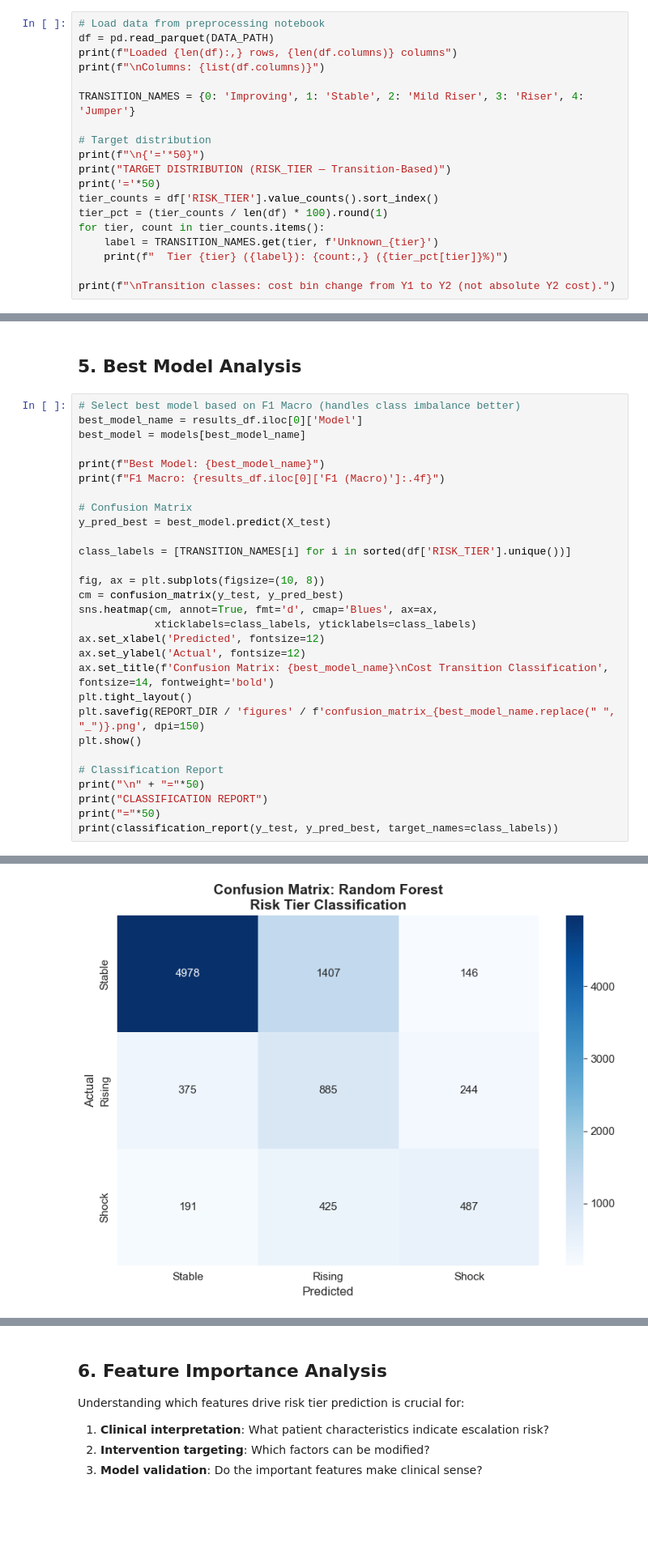
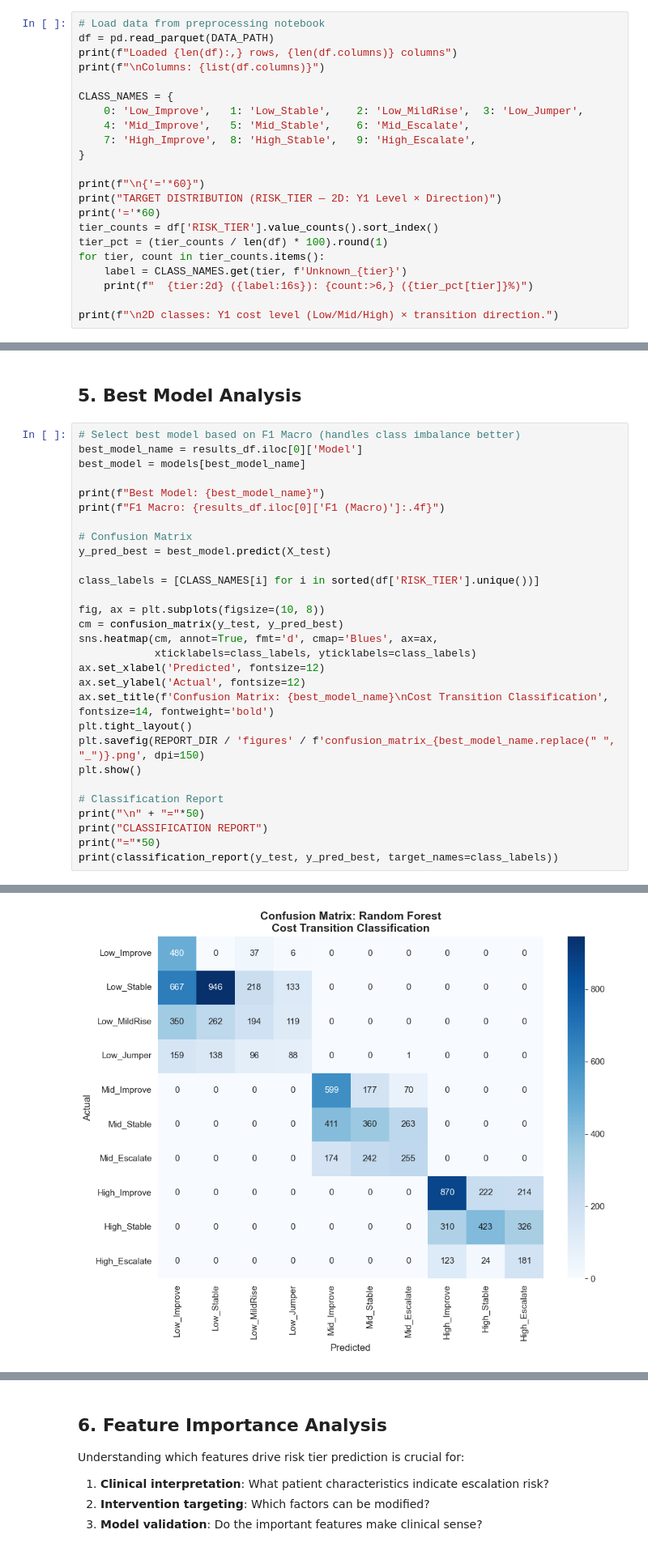
Before and after one commit to Robot0920/meps_healthcare_expenditure_prediction, a Jupyter notebook: notebooks/5.1_modeling_stage1.ipynb, the cells around one changed output, grey strips where cells are left out. Shown at 81% size. Saved outputs shown, nothing was run; the diff lists cells and outputs as text; blank space fills up the shorter version.

```diff
--- a/notebooks/5.1_modeling_stage1.ipynb
+++ b/notebooks/5.1_modeling_stage1.ipynb
@@ -71,17 +76,20 @@ df = pd.read_parquet(DATA_PATH)
 print(f"Loaded {len(df):,} rows, {len(df.columns)} columns")
 print(f"\nColumns: {list(df.columns)}")
 
-TRANSITION_NAMES = {0: 'Improving', 1: 'Stable', 2: 'Mild Riser', 3: 'Riser', 4: 'Jumper'}
+CLASS_NAMES = {
+    0: 'Low_Improve',   1: 'Low_Stable',    2: 'Low_MildRise',  3: 'Low_Jumper',
+    4: 'Mid_Improve',   5: 'Mid_Stable',    6: 'Mid_Escalate',
+    7: 'High_Improve',  8: 'High_Stable',   9: 'High_Escalate',
+}
 
-# Target distribution
-print(f"\n{'='*50}")
-print("TARGET DISTRIBUTION (RISK_TIER — Transition-Based)")
-print('='*50)
+print(f"\n{'='*60}")
+print("TARGET DISTRIBUTION (RISK_TIER — 2D: Y1 Level × Direction)")
+print('='*60)
 tier_counts = df['RISK_TIER'].value_counts().sort_index()
 tier_pct = (tier_counts / len(df) * 100).round(1)
 for tier, count in tier_counts.items():
-    label = TRANSITION_NAMES.get(tier, f'Unknown_{tier}')
-    print(f"  Tier {tier} ({label}): {count:,} ({tier_pct[tier]}%)")
+    label = CLASS_NAMES.get(tier, f'Unknown_{tier}')
+    print(f"  {tier:2d} ({label:16s}): {count:>6,} ({tier_pct[tier]}%)")
 
-print(f"\nTransition classes: cost bin change from Y1 to Y2 (not absolute Y2 cost).")
+print(f"\n2D classes: Y1 cost level (Low/Mid/High) × transition direction.")
 # %% [output]
@@ -427,7 +443,7 @@ print(f"F1 Macro: {results_df.iloc[0]['F1 (Macro)']:.4f}")
 # Confusion Matrix
 y_pred_best = best_model.predict(X_test)
 
-class_labels = [TRANSITION_NAMES[i] for i in sorted(df['RISK_TIER'].unique())]
+class_labels = [CLASS_NAMES[i] for i in sorted(df['RISK_TIER'].unique())]
 
 fig, ax = plt.subplots(figsize=(10, 8))
 cm = confusion_matrix(y_test, y_pred_best)
@@ -451,4 +467,4 @@ F1 Macro: 0.5786
-[figure, old version]
+[figure, new version]
 ==================================================
 CLASSIFICATION REPORT
 ==================================================
```
Also changed, not shown: parts of 13 cells of this notebook, 18 other files.
